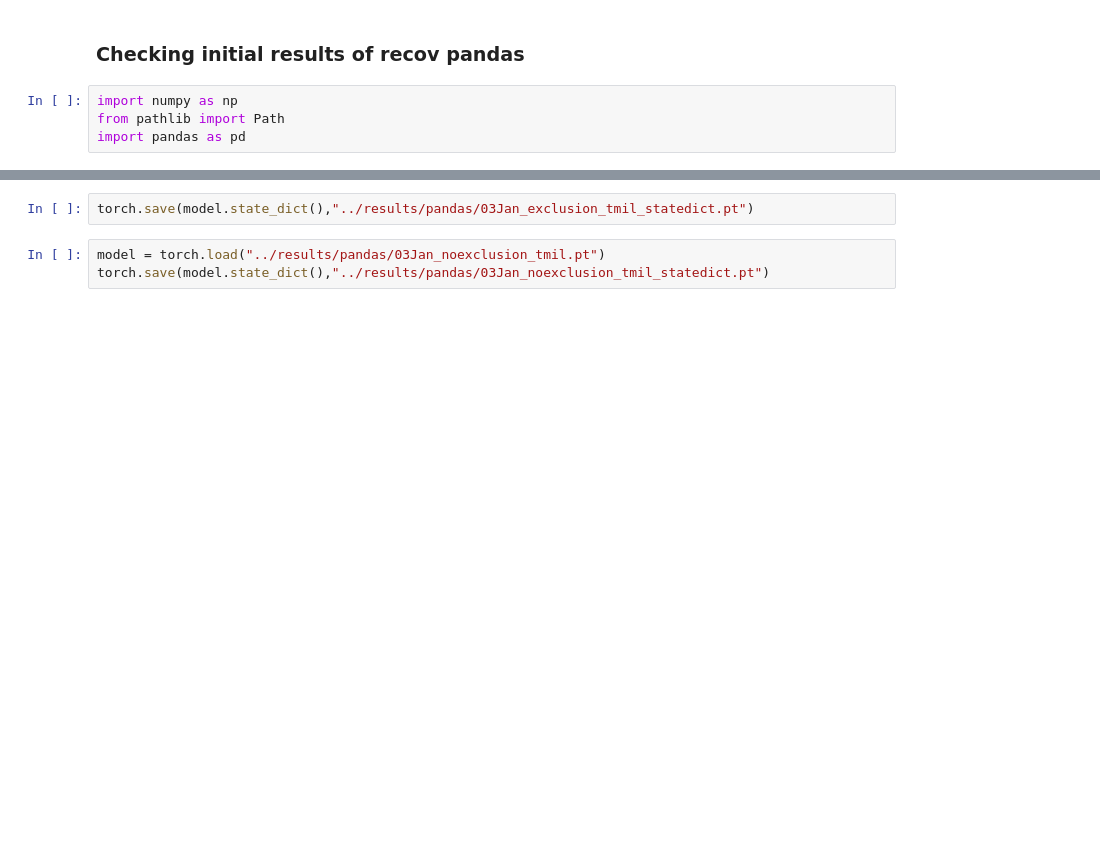
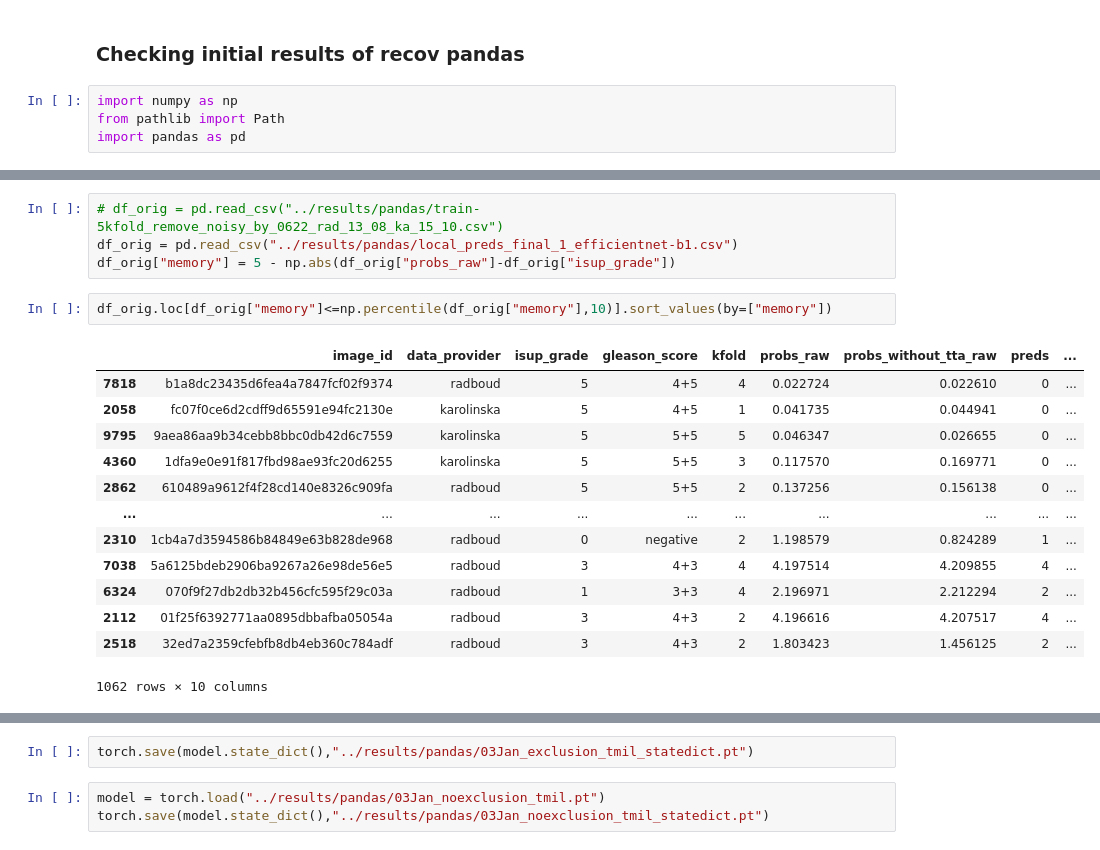
Before and after one commit to GJiananChen/ReCoV, a Jupyter notebook: Pandas/testing_stuffs.ipynb, the cells around one changed output, grey strips where cells are left out. Drawn from its saved outputs; the diff is of its cells as text; blank space fills up the shorter version.

```diff
--- a/Pandas/testing_stuffs.ipynb
+++ b/Pandas/testing_stuffs.ipynb
@@ -173,0 +242,20 @@ threshold chosen: 3.8280176639556887
+# %%
+# df_orig = pd.read_csv("../results/pandas/train-5kfold_remove_noisy_by_0622_rad_13_08_ka_15_10.csv")
+df_orig = pd.read_csv("../results/pandas/local_preds_final_1_efficientnet-b1.csv")
+df_orig["memory"] = 5 - np.abs(df_orig["probs_raw"]-df_orig["isup_grade"])
+# %%
+df_orig.loc[df_orig["memory"]<=np.percentile(df_orig["memory"],10)].sort_values(by=["memory"])
+# %% [output]
+|  | image_id | data_provider | isup_grade | gleason_score | kfold | probs_raw | probs_without_tta_raw | preds | ... |
+| 7818 | b1a8dc23435d6fea4a7847fcf02f9374 | radboud | 5 | 4+5 | 4 | 0.022724 | 0.022610 | 0 | ... |
+| 2058 | fc07f0ce6d2cdff9d65591e94fc2130e | karolinska | 5 | 4+5 | 1 | 0.041735 | 0.044941 | 0 | ... |
+| 9795 | 9aea86aa9b34cebb8bbc0db42d6c7559 | karolinska | 5 | 5+5 | 5 | 0.046347 | 0.026655 | 0 | ... |
+| 4360 | 1dfa9e0e91f817fbd98ae93fc20d6255 | karolinska | 5 | 5+5 | 3 | 0.117570 | 0.169771 | 0 | ... |
+| 2862 | 610489a9612f4f28cd140e8326c909fa | radboud | 5 | 5+5 | 2 | 0.137256 | 0.156138 | 0 | ... |
+| ... | ... | ... | ... | ... | ... | ... | ... | ... | ... |
+| 2310 | 1cb4a7d3594586b84849e63b828de968 | radboud | 0 | negative | 2 | 1.198579 | 0.824289 | 1 | ... |
+| 7038 | 5a6125bdeb2906ba9267a26e98de56e5 | radboud | 3 | 4+3 | 4 | 4.197514 | 4.209855 | 4 | ... |
+| 6324 | 070f9f27db2db32b456cfc595f29c03a | radboud | 1 | 3+3 | 4 | 2.196971 | 2.212294 | 2 | ... |
+| 2112 | 01f25f6392771aa0895dbbafba05054a | radboud | 3 | 4+3 | 2 | 4.196616 | 4.207517 | 4 | ... |
+| 2518 | 32ed7a2359cfebfb8db4eb360c784adf | radboud | 3 | 4+3 | 2 | 1.803423 | 1.456125 | 2 | ... |
+1062 rows × 10 columns
```
Also changed, not shown: parts of 28 cells of this notebook, 14 other files.
